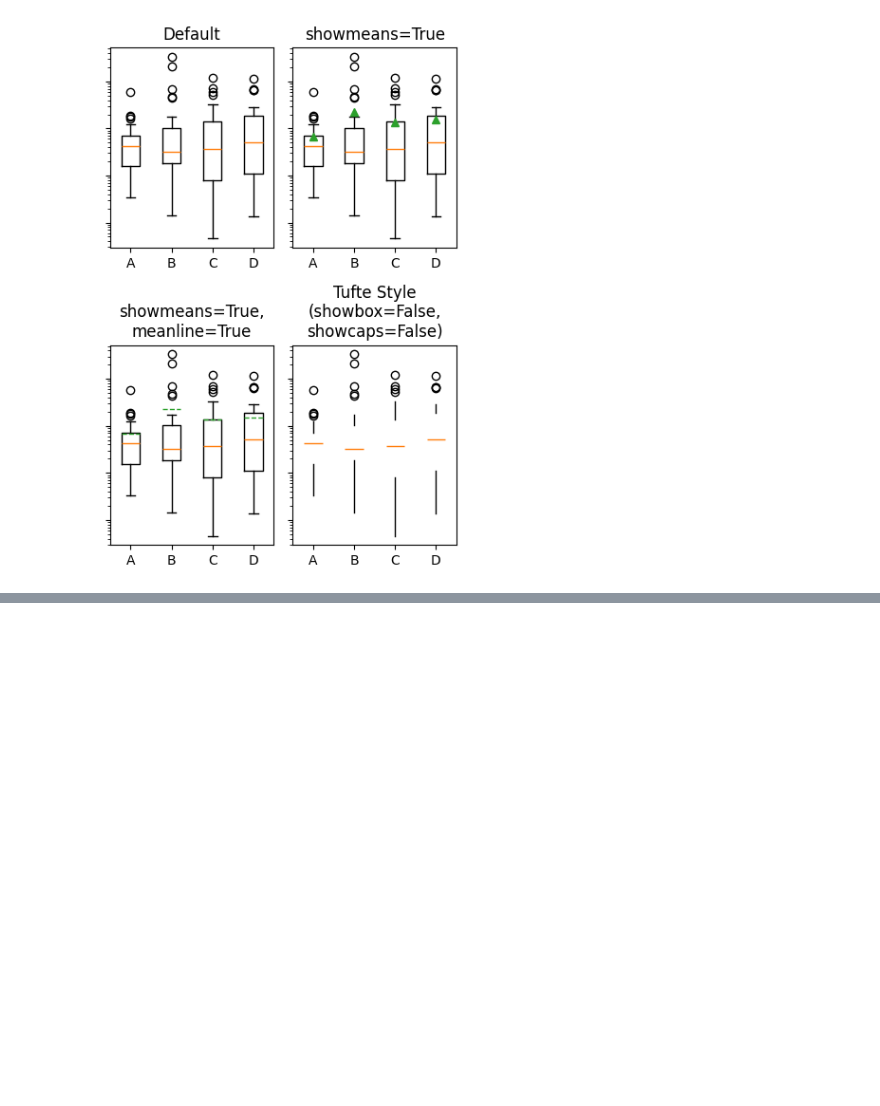
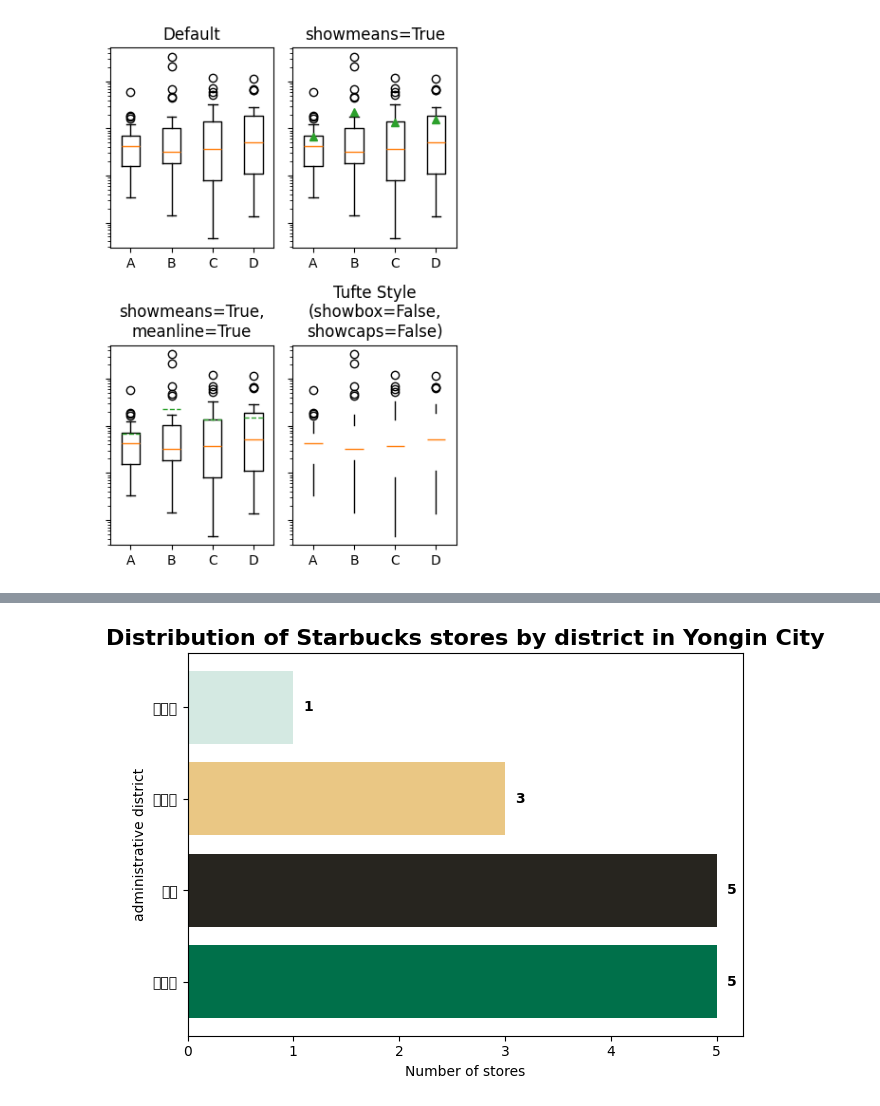
Before and after one commit to Yejineeeee/DS_26_1, a Jupyter notebook: 4주차/데사_특론_4주차_복습.ipynb, the cells around one changed output, grey strips where cells are left out. Drawn from its saved outputs; the diff is of its cells as text; code cells hidden in the pictures; blank space fills up the shorter version.

```diff
--- a/4주차/데사_특론_4주차_복습.ipynb
+++ b/4주차/데사_특론_4주차_복습.ipynb
@@ -633,0 +817,6 @@ plt.show()
+# %%
+hidden_yongin = gyeonggi_df[
+    gyeonggi_df['Street Address'].str.contains('Yongin|용인|Suji|수지|Giheung|기흥|Cheoin|처인', case=False, na=False)
+]
+print(f"주소로 새로 찾은 매장 수: {len(hidden_yongin)}개")
+hidden_yongin
@@ -633,0 +841,3 @@ plt.show()
+# %%
+combined_yongin = pd.merge(real_yongin_df, hidden_yongin, how='outer', left_index=False, right_index=False)
+combined_yongin
@@ -633,0 +876,12 @@ plt.show()
+# %%
+# 1. '구' 정보를 추출하여 새로운 컬럼 만들기
+def get_district(address):
+    if 'Suji' in address or '수지' in address: return '수지구'
+    if 'Giheung' in address or '기흥' in address: return '기흥구'
+    if 'Cheoin' in address or '처인' in address: return '처인구'
+    return '기타'
+
+combined_yongin['District'] = combined_yongin['Street Address'].apply(get_district)
+# %%
+district_counts = combined_yongin['District'].value_counts()
+district_counts
@@ -633,0 +896,24 @@ plt.show()
+# %%
+labels = district_counts.index
+values = district_counts.values
+
+plt.rc('font', family='Malgun Gothic')
+plt.figure()
+
+# 가로 막대 그래프 그리기 (Horizontal Bar Chart)
+colors = ['#00704A', '#27251F', '#EAC784', '#D4E9E2'] # 스타벅스 브랜드 컬러 활용
+
+plt.barh(labels, values, color=colors[:len(labels)])
+
+# 세부 설정 (plt 명령어들)
+plt.title('Distribution of Starbucks stores by district in Yongin City', fontsize=16, fontweight='bold')
+plt.xlabel('Number of stores')
+plt.ylabel('administrative district')
+
+# 각 막대 끝에 숫자 표시
+for i, v in enumerate(district_counts):
+    plt.text(v + 0.1, i, f'{v}', va='center', fontweight='bold')
+
+plt.tight_layout()
+plt.show()
+# %% [output]
@@ -633,0 +937 @@ plt.show()
+[figure, added]
```
Also changed, not shown: parts of 27 cells of this notebook.
